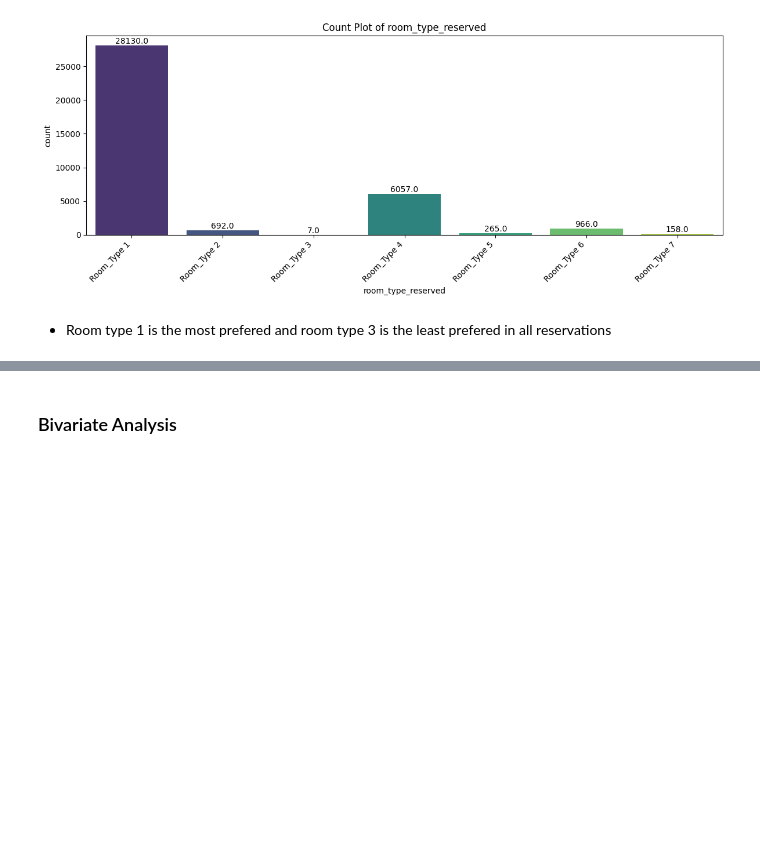
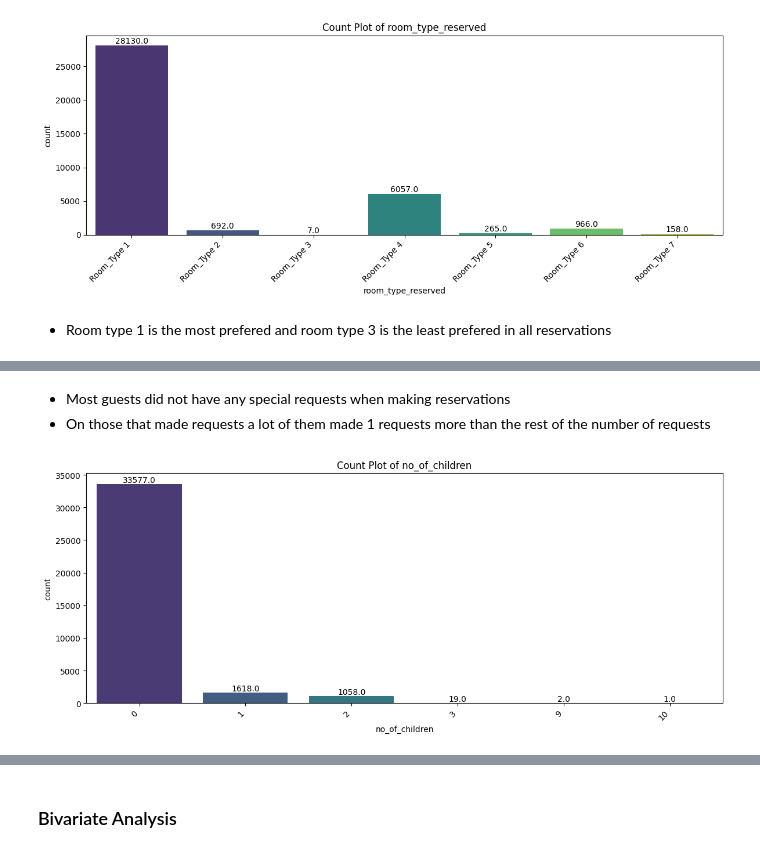
Before and after one commit to akatjizeu/Data-Science, a Jupyter notebook: deakin-bridging/ML2/ML2_INN_Full_code_Learner_notebook.ipynb, the cells around one changed output, grey strips where cells are left out. Drawn from its saved outputs; the diff is of its cells as text; code cells hidden in the pictures; blank space fills up the shorter version.

```diff
--- a/deakin-bridging/ML2/ML2_INN_Full_code_Learner_notebook.ipynb
+++ b/deakin-bridging/ML2/ML2_INN_Full_code_Learner_notebook.ipynb
@@ -461,0 +466,7 @@ univariate_analysis_categorical(data, 'room_type_reserved')
+# %% [markdown]
+* Most guests did not have any special requests when making reservations
+* On those that made requests a lot of them made 1 requests more than the rest of the number of requests
+# %%
+univariate_analysis_categorical(data, 'no_of_children')
+# %% [output]
+[figure, added]
```
Also changed, not shown: parts of 12 cells of this notebook.
